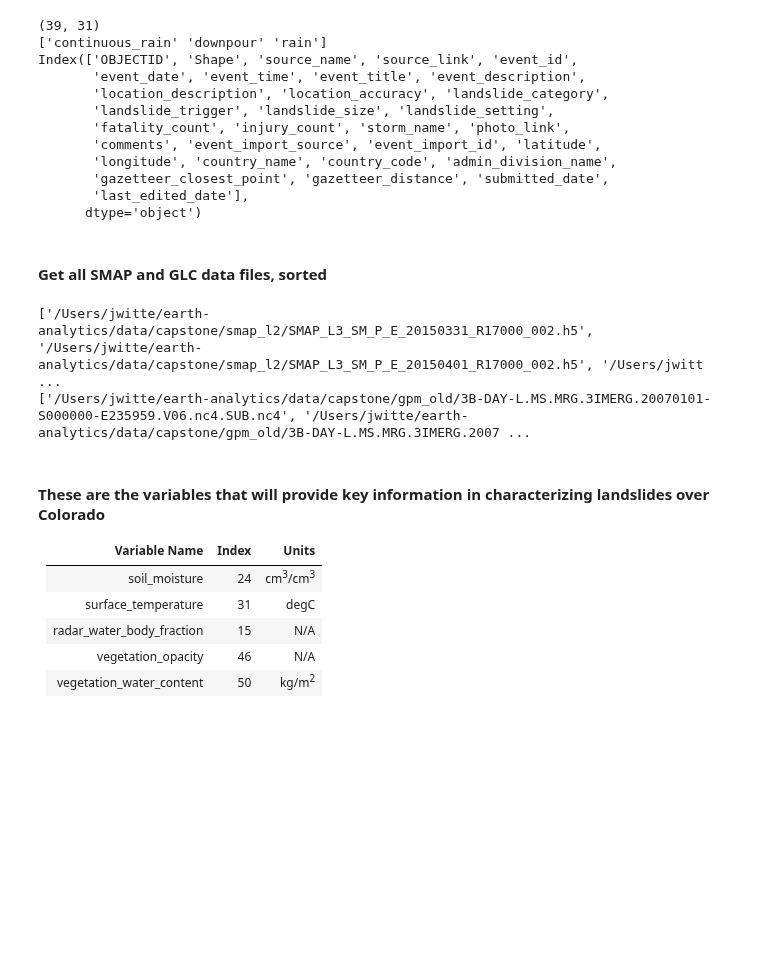
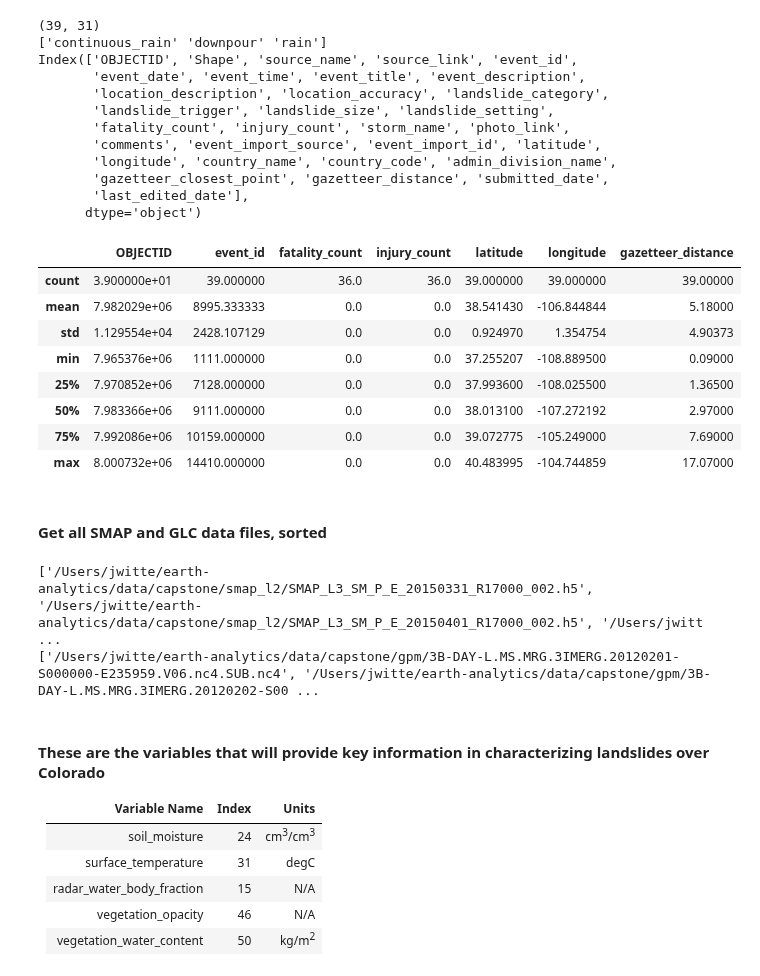
Before and after one commit to jacquiewitte/capstone-landslides-soilmoisture, a Jupyter notebook: landslide_precip_soilm.ipynb, the cells around one changed output. Saved outputs shown, nothing was run; the diff lists cells and outputs as text; code cells hidden in the pictures; blank space fills up the shorter version.

```diff
--- a/landslide_precip_soilm.ipynb
+++ b/landslide_precip_soilm.ipynb
@@ -98,6 +98,18 @@ Index(['OBJECTID', 'Shape', 'source_name', 'source_link', 'event_id',
        'gazetteer_closest_point', 'gazetteer_distance', 'submitted_date',
        'last_edited_date'],
       dtype='object')
+# %%
+glc_co_gt2015.describe()
+# %% [output]
+|  | OBJECTID | event_id | fatality_count | injury_count | latitude | longitude | gazetteer_distance |
+| count | 3.900000e+01 | 39.000000 | 36.0 | 36.0 | 39.000000 | 39.000000 | 39.00000 |
+| mean | 7.982029e+06 | 8995.333333 | 0.0 | 0.0 | 38.541430 | -106.844844 | 5.18000 |
+| std | 1.129554e+04 | 2428.107129 | 0.0 | 0.0 | 0.924970 | 1.354754 | 4.90373 |
+| min | 7.965376e+06 | 1111.000000 | 0.0 | 0.0 | 37.255207 | -108.889500 | 0.09000 |
+| 25% | 7.970852e+06 | 7128.000000 | 0.0 | 0.0 | 37.993600 | -108.025500 | 1.36500 |
+| 50% | 7.983366e+06 | 9111.000000 | 0.0 | 0.0 | 38.013100 | -107.272192 | 2.97000 |
+| 75% | 7.992086e+06 | 10159.000000 | 0.0 | 0.0 | 39.072775 | -105.249000 | 7.69000 |
+| max | 8.000732e+06 | 14410.000000 | 0.0 | 0.0 | 40.483995 | -104.744859 | 17.07000 |
 # %% [markdown]
 #### Get all SMAP and GLC data files, sorted
 # %%
@@ -106,13 +118,13 @@ data_dir = os.path.join(et.io.HOME,
                         'data', 'capstone')
 smap_files = sorted(glob(os.path.join(data_dir, 'smap_l2', '*.h5')))
 
-gpm_files = sorted(glob(os.path.join(data_dir, 'gpm_old', '*nc4')))
+gpm_files = sorted(glob(os.path.join(data_dir, 'gpm', '*nc4')))
 
 print(smap_files[0:3])
 print(gpm_files[0:3])
 # %% [output]
 ['/Users/jwitte/earth-analytics/data/capstone/smap_l2/SMAP_L3_SM_P_E_20150331_R17000_002.h5', '/Users/jwitte/earth-analytics/data/capstone/smap_l2/SMAP_L3_SM_P_E_20150401_R17000_002.h5', '/Users/jwitt ...
-['/Users/jwitte/earth-analytics/data/capstone/gpm_old/3B-DAY-L.MS.MRG.3IMERG.20070101-S000000-E235959.V06.nc4.SUB.nc4', '/Users/jwitte/earth-analytics/data/capstone/gpm_old/3B-DAY-L.MS.MRG.3IMERG.2007 ...
+['/Users/jwitte/earth-analytics/data/capstone/gpm/3B-DAY-L.MS.MRG.3IMERG.20120201-S000000-E235959.V06.nc4.SUB.nc4', '/Users/jwitte/earth-analytics/data/capstone/gpm/3B-DAY-L.MS.MRG.3IMERG.20120202-S00 ...
 # %% [markdown]
 #### These are the variables that will provide key information in characterizing landslides over Colorado
 
```
Also changed, not shown: parts of 8 cells of this notebook.
